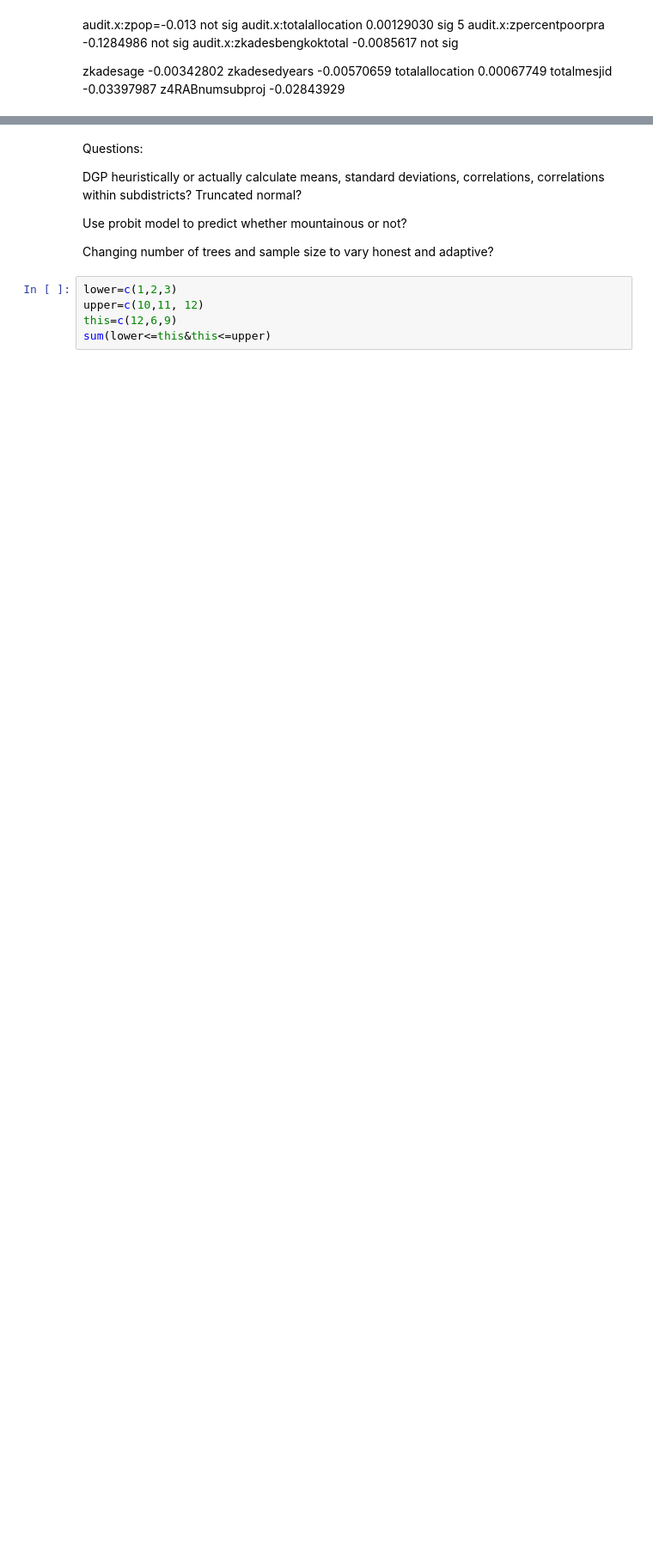
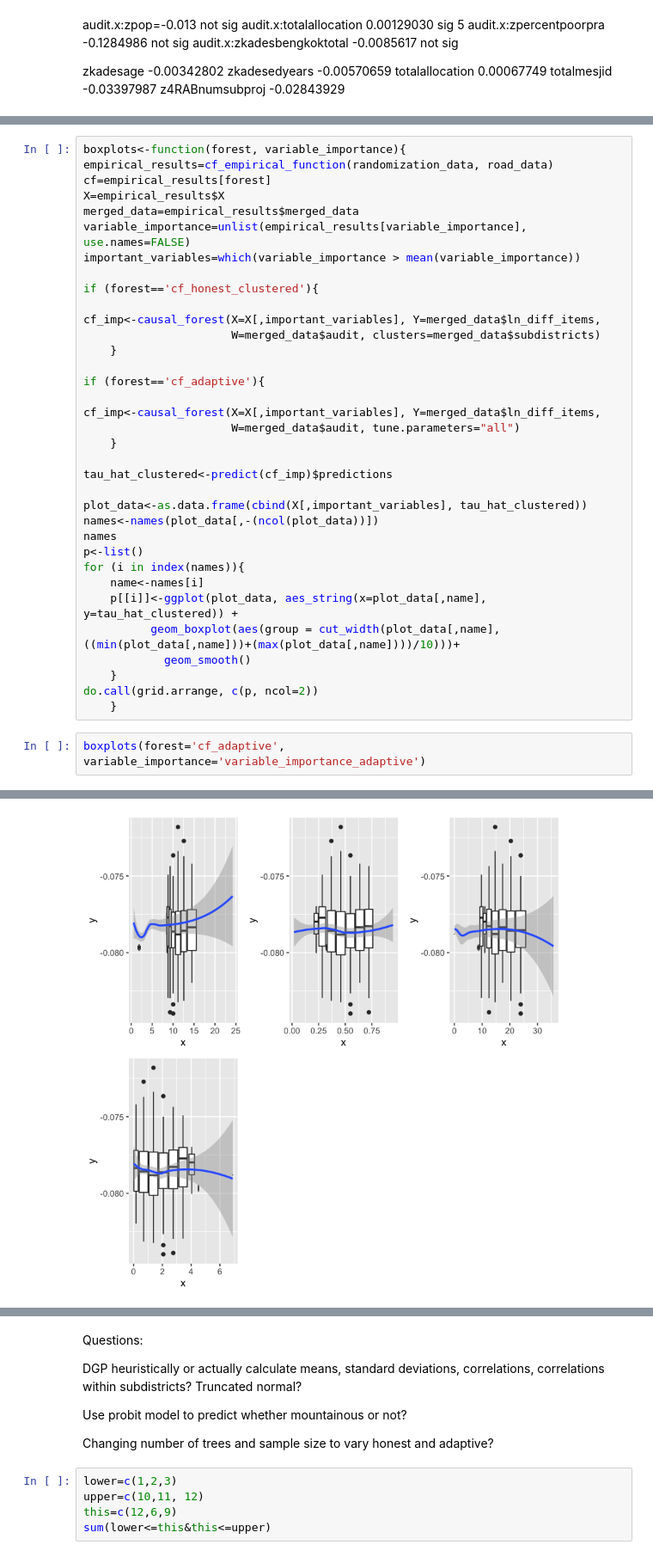
Before and after one commit to gerwinkiessling/CompStat, a Jupyter notebook: Project_Corruption.ipynb, the cells around one changed output, grey strips where cells are left out. Shown at 86% size. Saved outputs shown, nothing was run; the diff lists cells and outputs as text; blank space fills up the shorter version.

```diff
--- a/Project_Corruption.ipynb
+++ b/Project_Corruption.ipynb
@@ -894,0 +1231,38 @@ z4RABnumsubproj    -0.02843929
+# %%
+boxplots<-function(forest, variable_importance){
+empirical_results=cf_empirical_function(randomization_data, road_data)
+cf=empirical_results[forest]
+X=empirical_results$X
+merged_data=empirical_results$merged_data
+variable_importance=unlist(empirical_results[variable_importance], use.names=FALSE)
+important_variables=which(variable_importance > mean(variable_importance))
+
+if (forest=='cf_honest_clustered'){
+
+cf_imp<-causal_forest(X=X[,important_variables], Y=merged_data$ln_diff_items,
+                      W=merged_data$audit, clusters=merged_data$subdistricts)
+    }
+
+if (forest=='cf_adaptive'){
+
+cf_imp<-causal_forest(X=X[,important_variables], Y=merged_data$ln_diff_items,
+                      W=merged_data$audit, tune.parameters="all")
+    }
+
+tau_hat_clustered<-predict(cf_imp)$predictions
+
+plot_data<-as.data.frame(cbind(X[,important_variables], tau_hat_clustered))
+names<-names(plot_data[,-(ncol(plot_data))])
+names
+p<-list()
+for (i in index(names)){
+    name<-names[i]
+    p[[i]]<-ggplot(plot_data, aes_string(x=plot_data[,name], y=tau_hat_clustered)) +
+          geom_boxplot(aes(group = cut_width(plot_data[,name], ((min(plot_data[,name]))+(max(plot_data[,name])))/10)))+
+            geom_smooth()
+    }
+do.call(grid.arrange, c(p, ncol=2))
+    }
+# %%
+boxplots(forest='cf_adaptive', variable_importance='variable_importance_adaptive')
+# %% [output]
@@ -894,0 +1277 @@ z4RABnumsubproj    -0.02843929
+[figure, added]
```
Also changed, not shown: parts of 98 cells of this notebook.
